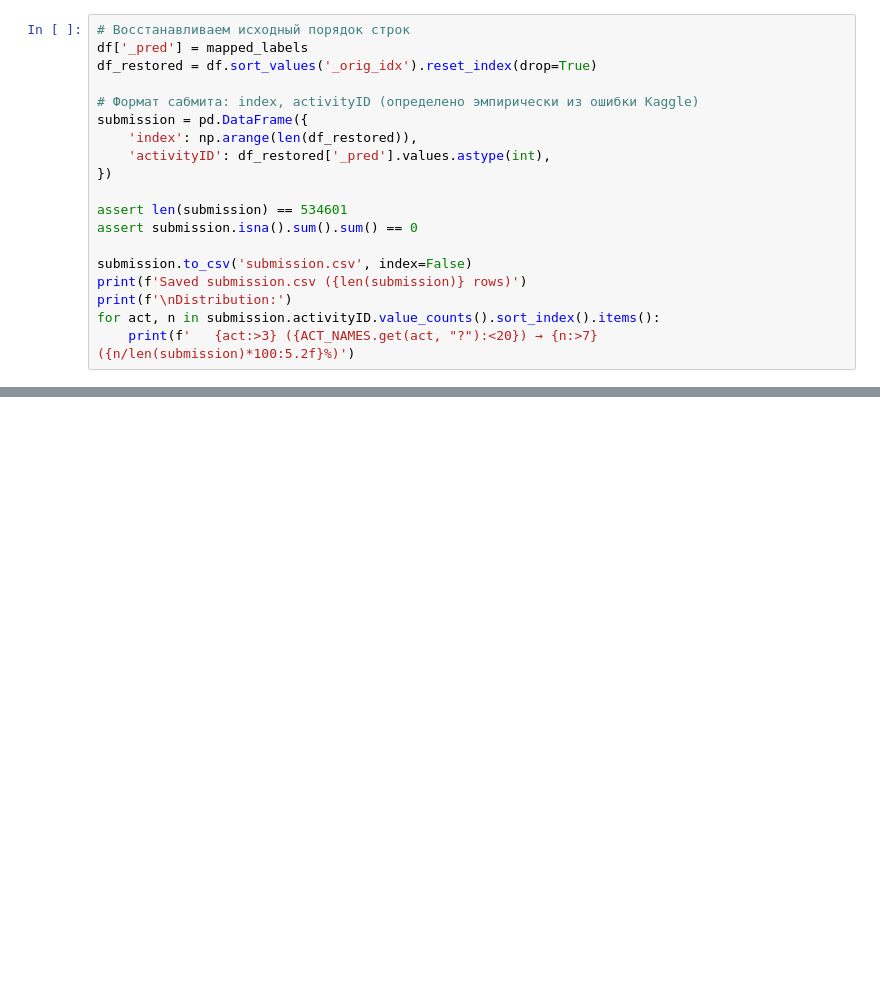
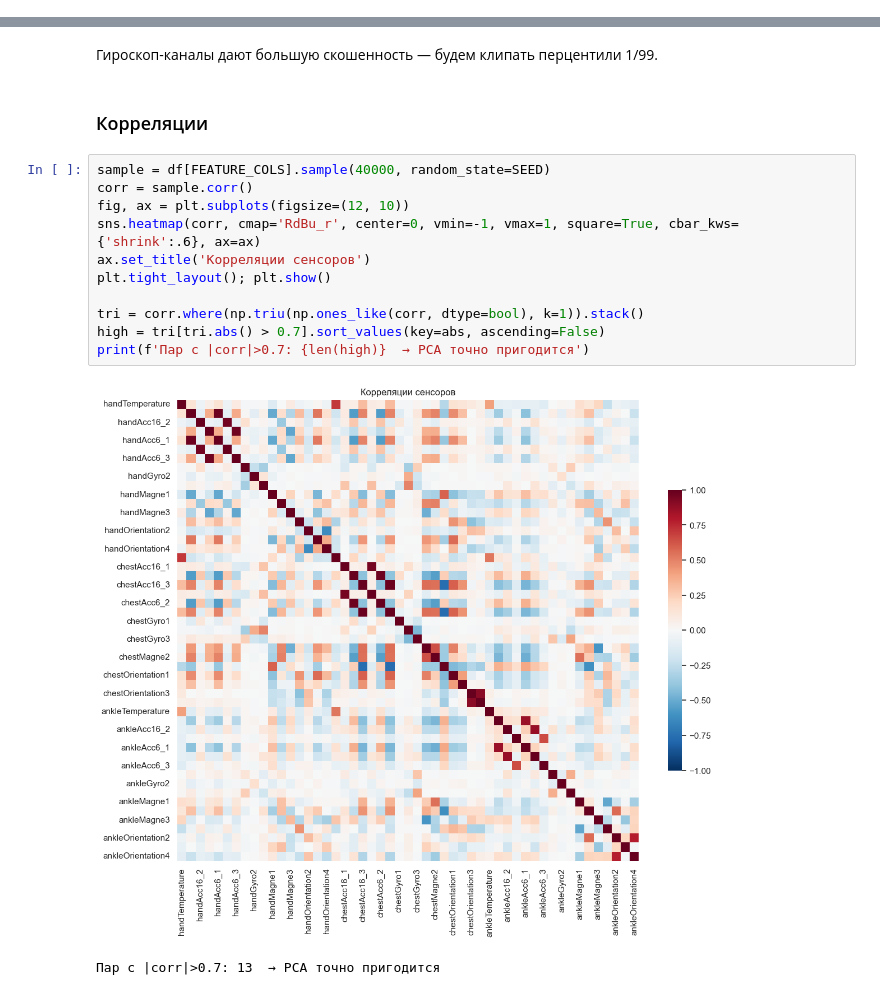
Before and after one commit to m459n9/ml_kaggle_clustering, a Jupyter notebook: clustering_physical_activity.ipynb, the cells around one changed output, grey strips where cells are left out. Drawn from its saved outputs; the diff is of its cells as text; blank space fills up the shorter version.

```diff
--- a/clustering_physical_activity.ipynb
+++ b/clustering_physical_activity.ipynb
@@ -827,19 +132,0 @@ mapped_labels = np.array([cluster_to_activity[c] for c in labels_smoothed])
-# %%
-# Восстанавливаем исходный порядок строк
-df['_pred'] = mapped_labels
-df_restored = df.sort_values('_orig_idx').reset_index(drop=True)
-
-# Формат сабмита: index, activityID (определено эмпирически из ошибки Kaggle)
-submission = pd.DataFrame({
-    'index': np.arange(len(df_restored)),
-    'activityID': df_restored['_pred'].values.astype(int),
-})
-
-assert len(submission) == 534601
-assert submission.isna().sum().sum() == 0
-
-submission.to_csv('submission.csv', index=False)
-print(f'Saved submission.csv ({len(submission)} rows)')
-print(f'\nDistribution:')
-for act, n in submission.activityID.value_counts().sort_index().items():
-    print(f'   {act:>3} ({ACT_NAMES.get(act, "?"):<20}) → {n:>7} ({n/len(submission)*100:5.2f}%)')
@@ -1128,0 +237,18 @@ print('Сохранено: leaderboard.png')
+# %% [markdown]
+Гироскоп-каналы дают большую скошенность — будем клипать перцентили 1/99.
+# %% [markdown]
+### Корреляции
+# %%
+sample = df[FEATURE_COLS].sample(40000, random_state=SEED)
+corr = sample.corr()
+fig, ax = plt.subplots(figsize=(12, 10))
+sns.heatmap(corr, cmap='RdBu_r', center=0, vmin=-1, vmax=1, square=True, cbar_kws={'shrink':.6}, ax=ax)
+ax.set_title('Корреляции сенсоров')
+plt.tight_layout(); plt.show()
+
+tri = corr.where(np.triu(np.ones_like(corr, dtype=bool), k=1)).stack()
+high = tri[tri.abs() > 0.7].sort_values(key=abs, ascending=False)
+print(f'Пар с |corr|>0.7: {len(high)}  → PCA точно пригодится')
+# %% [output]
+[figure, added]
+Пар с |corr|>0.7: 13  → PCA точно пригодится
```
Also changed, not shown: parts of 161 cells of this notebook, 4 other files.
